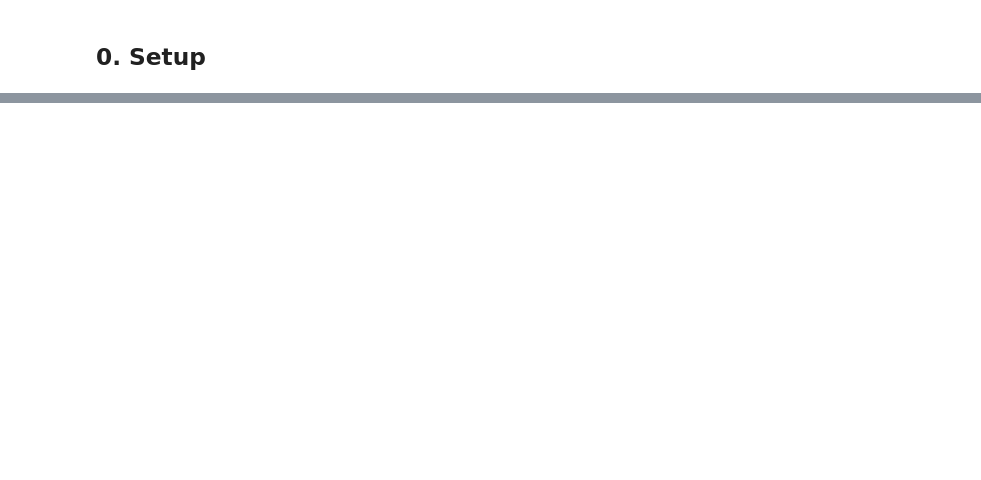
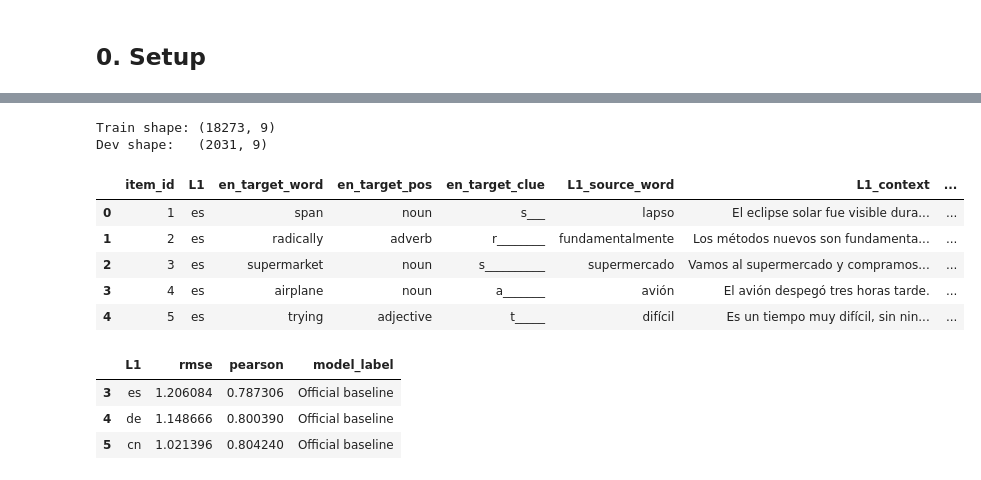
Before and after one commit to AdrianPinedaSanchez/british_council_test, a Jupyter notebook: phase1_model_improvement.ipynb, the cells around one changed output, grey strips where cells are left out. Saved outputs shown, nothing was run; the diff lists cells and outputs as text; code cells hidden in the pictures; blank space fills up the shorter version.

```diff
--- a/phase1_model_improvement.ipynb
+++ b/phase1_model_improvement.ipynb
@@ -4100,0 +140,46 @@ else:
+# %%
+L1_ORDER = ["es", "de", "cn"]
+
+def load_split(split_name):
+    frames = []
+    for l1 in L1_ORDER:
+        path = DATA_DIR / split_name / l1 / f"kvl_shared_task_{l1}_{split_name}.csv"
+        frame = pd.read_csv(path)
+        frame["split"] = split_name
+        frames.append(frame)
+    return pd.concat(frames, ignore_index=True)
+
+train_df = load_split("train")
+dev_df = load_split("dev")
+
+baseline_path = RESULTS_DIR / "results_summary_dev.csv"
+if baseline_path.exists():
+    baseline_results = pd.read_csv(baseline_path)
+    baseline_results = baseline_results[baseline_results["track"] == "open"].copy()
+    baseline_results = baseline_results[["L1", "rmse", "pearson"]]
+    baseline_results["model_label"] = "Official baseline"
+else:
+    baseline_results = pd.DataFrame({
+        "L1": ["es", "de", "cn"],
+        "rmse": [1.2060841866514214, 1.1486658737533606, 1.0213964262014545],
+        "pearson": [0.7873063484454521, 0.800390009388446, 0.8042396463775818],
+        "model_label": ["Official baseline"] * 3,
+    })
+
+print(f"Train shape: {train_df.shape}")
+print(f"Dev shape:   {dev_df.shape}")
+display(train_df.head())
+display(baseline_results)
+# %% [output]
+Train shape: (18273, 9)
+Dev shape:   (2031, 9)
+|  | item_id | L1 | en_target_word | en_target_pos | en_target_clue | L1_source_word | L1_context | ... |
+| 0 | 1 | es | span | noun | s___ | lapso | El eclipse solar fue visible dura... | ... |
+| 1 | 2 | es | radically | adverb | r________ | fundamentalmente | Los métodos nuevos son fundamenta... | ... |
+| 2 | 3 | es | supermarket | noun | s__________ | supermercado | Vamos al supermercado y compramos... | ... |
+| 3 | 4 | es | airplane | noun | a_______ | avión | El avión despegó tres horas tarde. | ... |
+| 4 | 5 | es | trying | adjective | t_____ | difícil | Es un tiempo muy difícil, sin nin... | ... |
+|  | L1 | rmse | pearson | model_label |
+| 3 | es | 1.206084 | 0.787306 | Official baseline |
+| 4 | de | 1.148666 | 0.800390 | Official baseline |
+| 5 | cn | 1.021396 | 0.804240 | Official baseline |
```
Also changed, not shown: parts of 79 cells of this notebook.
